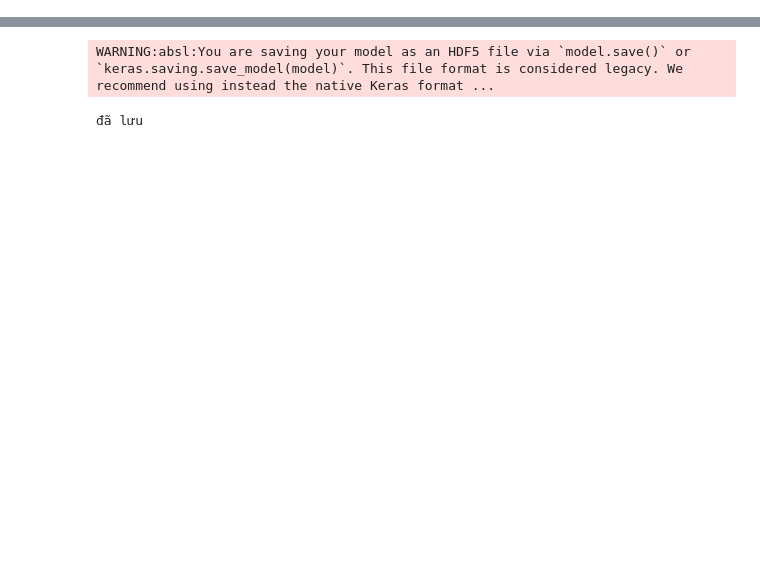
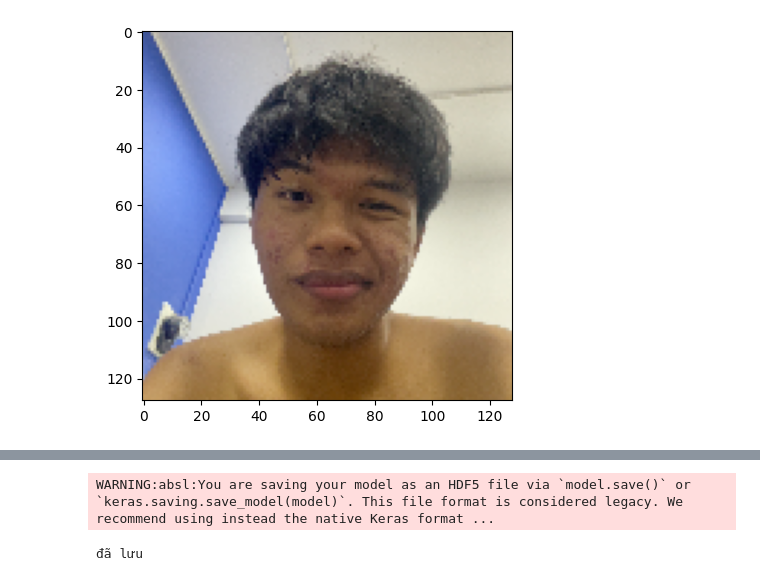
Before and after one commit to hainguyen31251026260-hue/AI-UEH, a Jupyter notebook: CNNipynb.ipynb, the cells around one changed output, grey strips where cells are left out. Cells and saved outputs as stored; diff of their text form; code cells hidden in the pictures; blank space fills up the shorter version.

```diff
--- a/CNNipynb.ipynb
+++ b/CNNipynb.ipynb
@@ -114,19 +123,21 @@ Epoch 1/50
 # %%
 # Tải và tiền xử lý ảnh kiểm tra
 from keras.utils import load_img
 import numpy as np
-path = "/content/20260522_001007.jpg"
+path = "/content/IMG_9292.PNG"
 
 # Tiên đoán loại s
 img = load_img(path, target_size=(128, 128))
 plt.imshow(img)
 plt.show()
 img = np.array(img)
 img = img / 255.0
 img = img.reshape(1, 128, 128, 3)
 prediction=np.argmax(model.predict(img))
 
 # Ánh xạ loại tới tên người
 class_labels = {v: k for k, v in train_generator.class_indices.items()}
 person_name = class_labels[prediction]
 print(f"Người tiên đoán: {person_name}")
+# %% [output]
+[figure, added]
```
Also changed, not shown: parts of 2 cells of this notebook.
